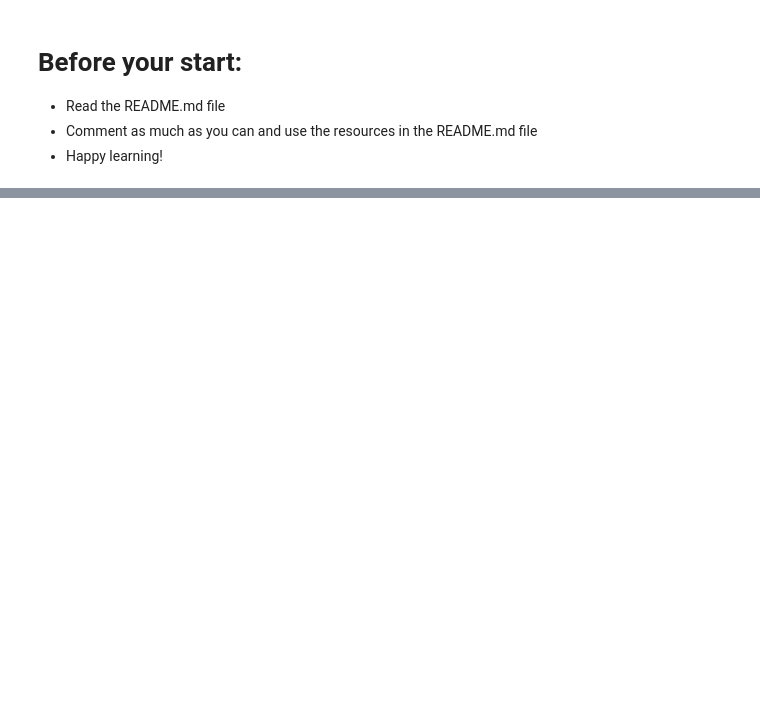
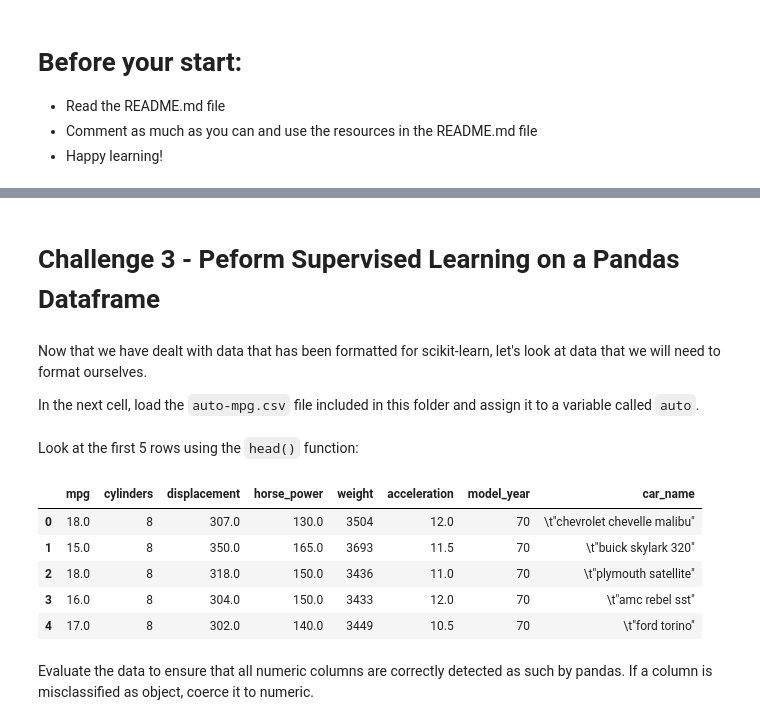
Before and after one commit to ta-data-bcn/lab-supervised-learning-sklearn, a Jupyter notebook: your-code/main.ipynb, the cells around one changed output, grey strips where cells are left out. Saved outputs shown, nothing was run; the diff lists cells and outputs as text; code cells hidden in the pictures; blank space fills up the shorter version.

```diff
--- a/your-code/main.ipynb
+++ b/your-code/main.ipynb
@@ -572,0 +258,23 @@ In the next cell, attempt to improve your model prediction accuracy by means of
+# %% [markdown]
+# Challenge 3 - Peform Supervised Learning on a Pandas Dataframe
+# %% [markdown]
+Now that we have dealt with data that has been formatted for scikit-learn, let's look at data that we will need to format ourselves.
+
+In the next cell, load the `auto-mpg.csv` file included in this folder and assign it to a variable called `auto`.
+# %%
+# your code here
+auto = pd.read_csv('../data/auto-mpg.csv')
+# %% [markdown]
+Look at the first 5 rows using the `head()` function:
+# %%
+# your code here
+auto.head()
+# %% [output]
+|  | mpg | cylinders | displacement | horse_power | weight | acceleration | model_year | car_name |
+| 0 | 18.0 | 8 | 307.0 | 130.0 | 3504 | 12.0 | 70 | \t"chevrolet chevelle malibu" |
+| 1 | 15.0 | 8 | 350.0 | 165.0 | 3693 | 11.5 | 70 | \t"buick skylark 320" |
+| 2 | 18.0 | 8 | 318.0 | 150.0 | 3436 | 11.0 | 70 | \t"plymouth satellite" |
+| 3 | 16.0 | 8 | 304.0 | 150.0 | 3433 | 12.0 | 70 | \t"amc rebel sst" |
+| 4 | 17.0 | 8 | 302.0 | 140.0 | 3449 | 10.5 | 70 | \t"ford torino" |
+# %% [markdown]
+Evaluate the data to ensure that all numeric columns are correctly detected as such by pandas. If a column is misclassified as object, coerce it to numeric.
```
Also changed, not shown: parts of 147 cells of this notebook.
